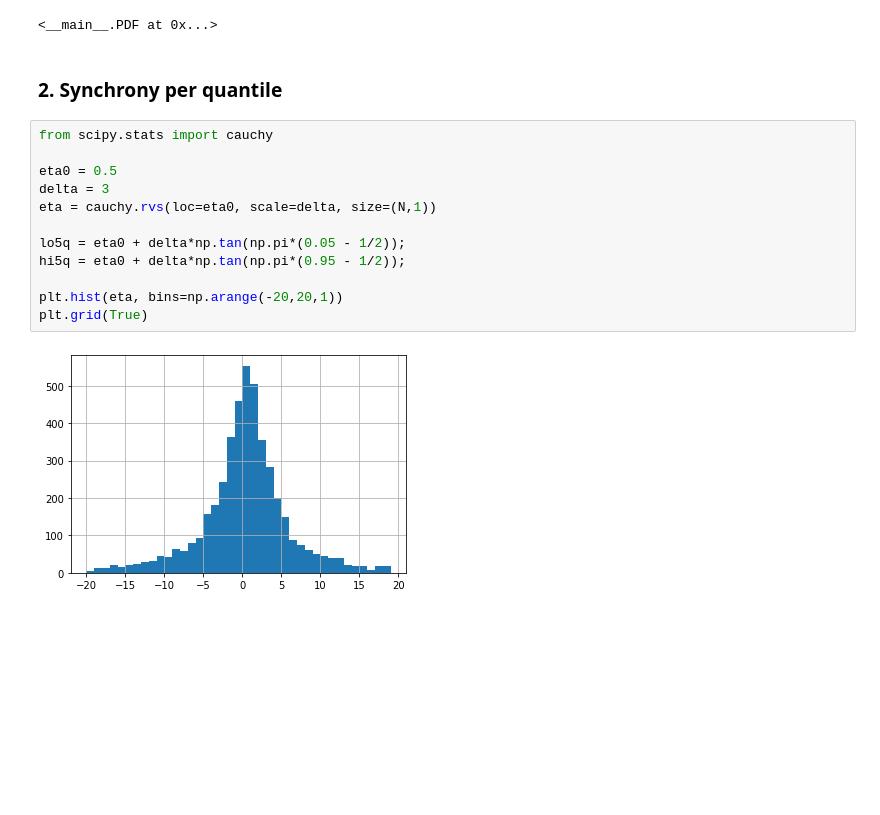
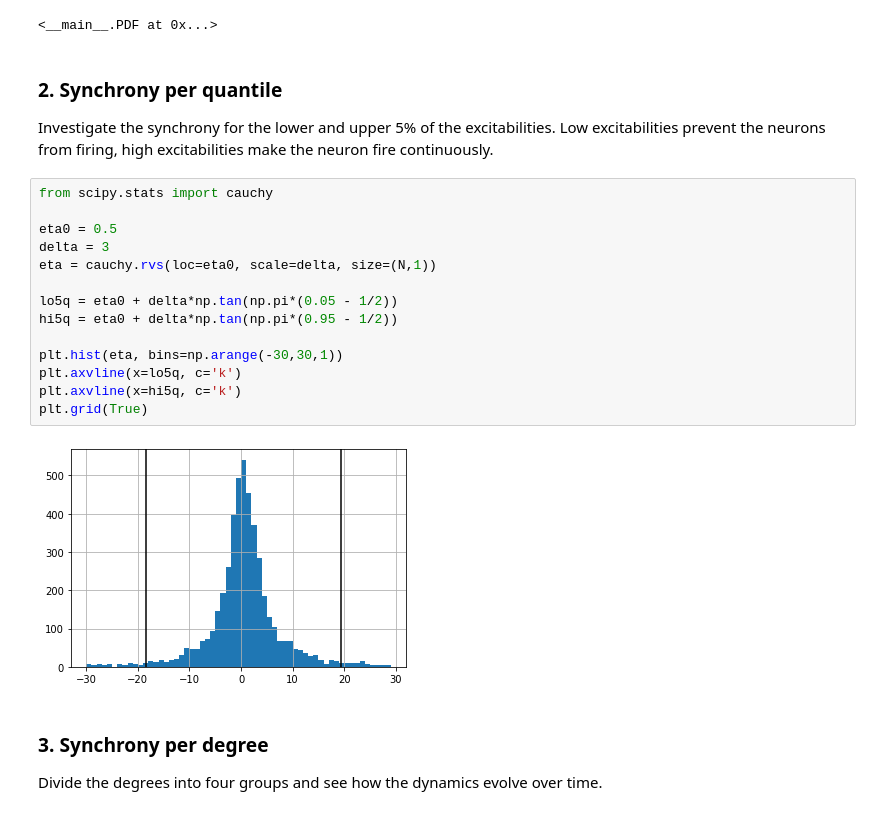
Before and after one commit to simonaertssen/AdaptiveNeuronalNetworks, a Jupyter notebook: Meetings/Notes meeting _10_2020.ipynb, the cells around one changed output. Drawn from its saved outputs; the diff is of its cells as text; blank space fills up the shorter version.

```diff
--- a/Meetings/Notes meeting _10_2020.ipynb
+++ b/Meetings/Notes meeting _10_2020.ipynb
@@ -588,19 +588,25 @@ PDF('../Figures/InvestigateOrderParametersPSR.pdf',(600, 900))
 PDF('../Figures/InvestigateOrderParametersCPW.pdf',(600, 900))
 # %% [output]
 <__main__.PDF at 0x...>
-# %% [markdown]
-### 2. Synchrony per quantile
+# %% [markdown]
+### 2. Synchrony per quantile
+Investigate the synchrony for the lower and upper 5% of the excitabilities. Low excitabilities prevent the neurons from firing, high excitabilities make the neuron fire continuously.
 # %%
 from scipy.stats import cauchy
 
 eta0 = 0.5
 delta = 3
 eta = cauchy.rvs(loc=eta0, scale=delta, size=(N,1))
 
-lo5q = eta0 + delta*np.tan(np.pi*(0.05 - 1/2));
-hi5q = eta0 + delta*np.tan(np.pi*(0.95 - 1/2));
+lo5q = eta0 + delta*np.tan(np.pi*(0.05 - 1/2))
+hi5q = eta0 + delta*np.tan(np.pi*(0.95 - 1/2))
 
-plt.hist(eta, bins=np.arange(-20,20,1))
+plt.hist(eta, bins=np.arange(-30,30,1))
+plt.axvline(x=lo5q, c='k')
+plt.axvline(x=hi5q, c='k')
 plt.grid(True)
 # %% [output]
-[figure, old version]
+[figure, new version]
+# %% [markdown]
+### 3. Synchrony per degree
+Divide the degrees into four groups and see how the dynamics evolve over time.
```
Also changed, not shown: 1 other file.
